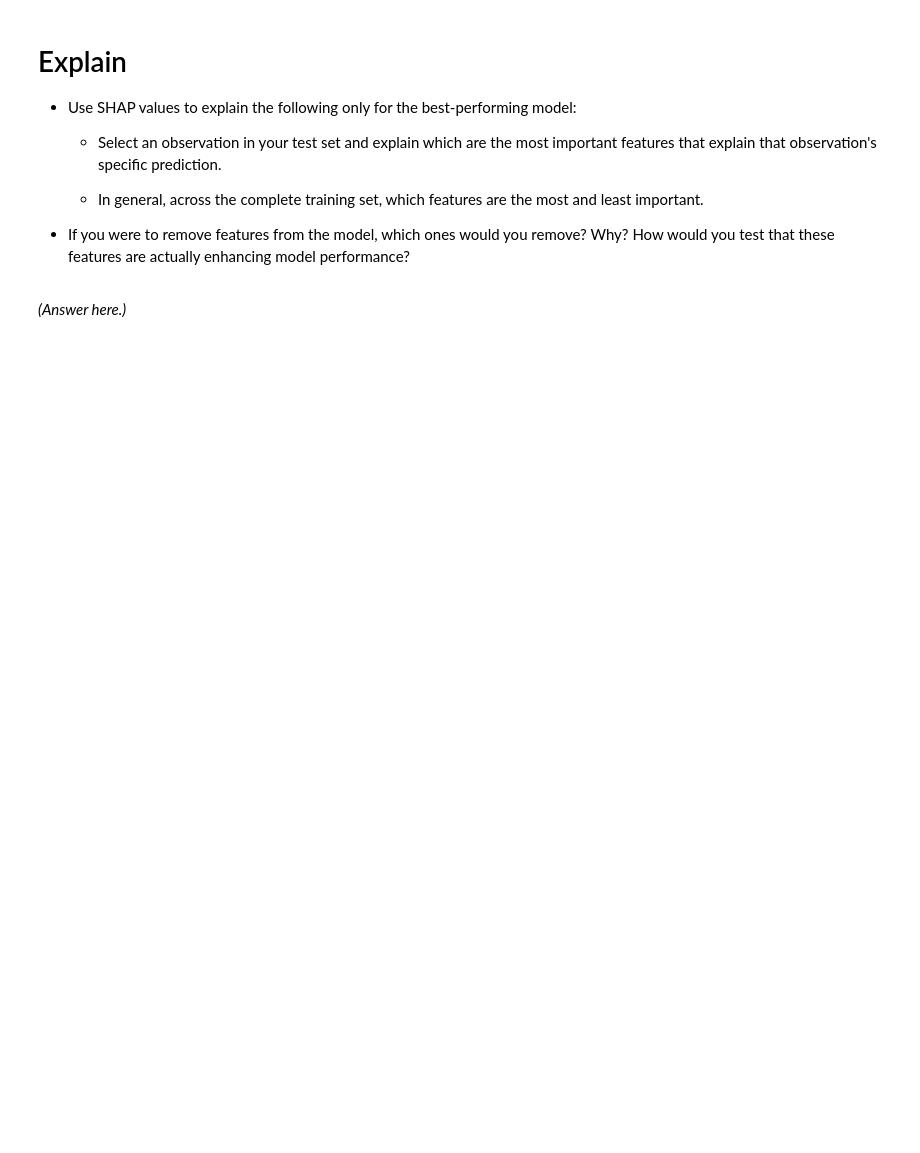
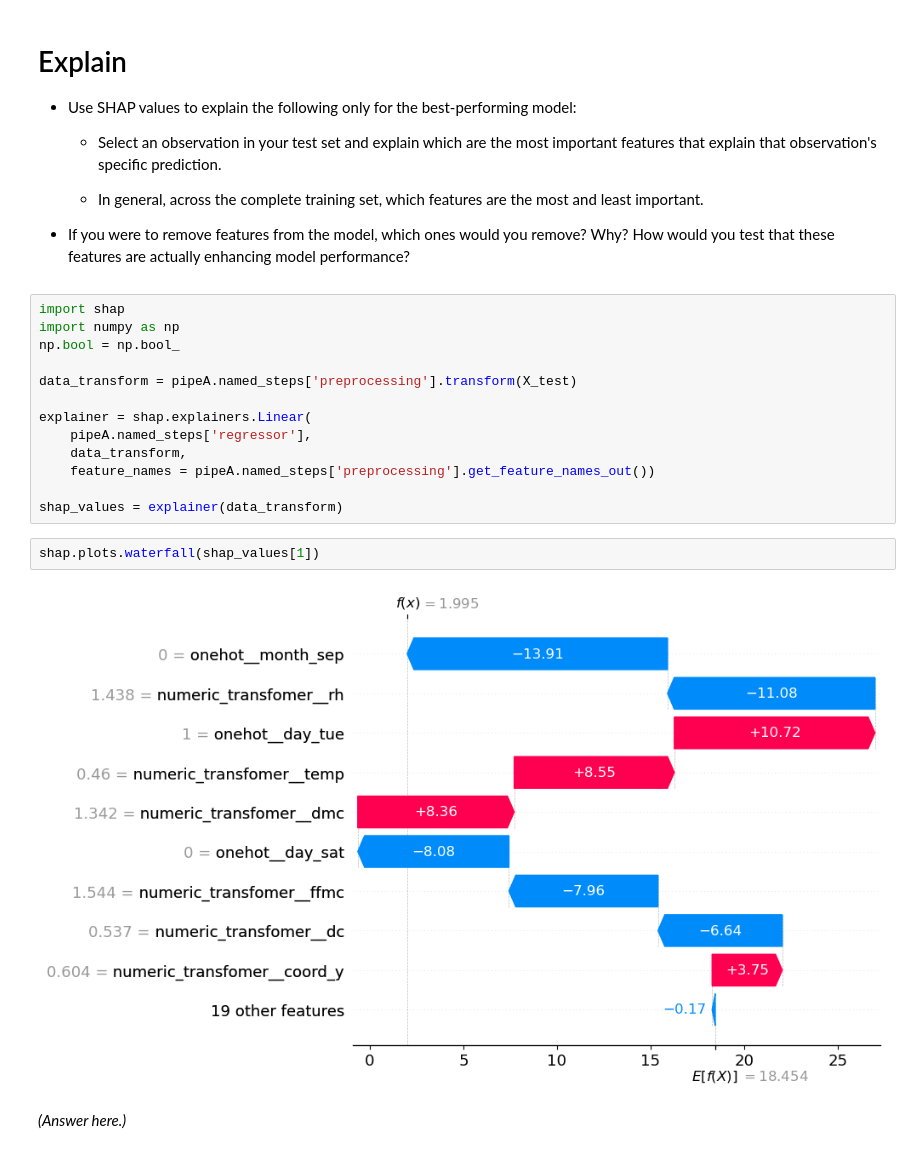
Before and after one commit to klin093/production, a Jupyter notebook: 02_activities/assignments/assignment_2.ipynb, the cells around one changed output. Drawn from its saved outputs; the diff is of its cells as text; blank space fills up the shorter version.

```diff
--- a/02_activities/assignments/assignment_2.ipynb
+++ b/02_activities/assignments/assignment_2.ipynb
@@ -411,5 +437,22 @@ resD
     - In general, across the complete training set, which features are the most and least important.
 
 + If you were to remove features from the model, which ones would you remove? Why? How would you test that these features are actually enhancing model performance?
+# %%
+import shap
+import numpy as np
+np.bool = np.bool_
+
+data_transform = pipeA.named_steps['preprocessing'].transform(X_test)
+
+explainer = shap.explainers.Linear(
+    pipeA.named_steps['regressor'],
+    data_transform,
+    feature_names = pipeA.named_steps['preprocessing'].get_feature_names_out())
+
+shap_values = explainer(data_transform)
+# %%
+shap.plots.waterfall(shap_values[1])
+# %% [output]
+[figure, added]
 # %% [markdown]
 *(Answer here.)*
```
Also changed, not shown: parts of 8 cells of this notebook, 1 other file.
